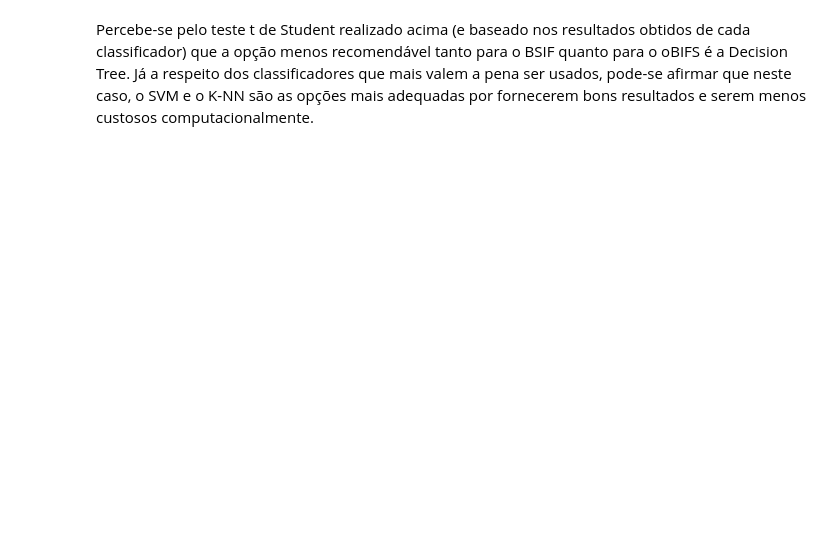
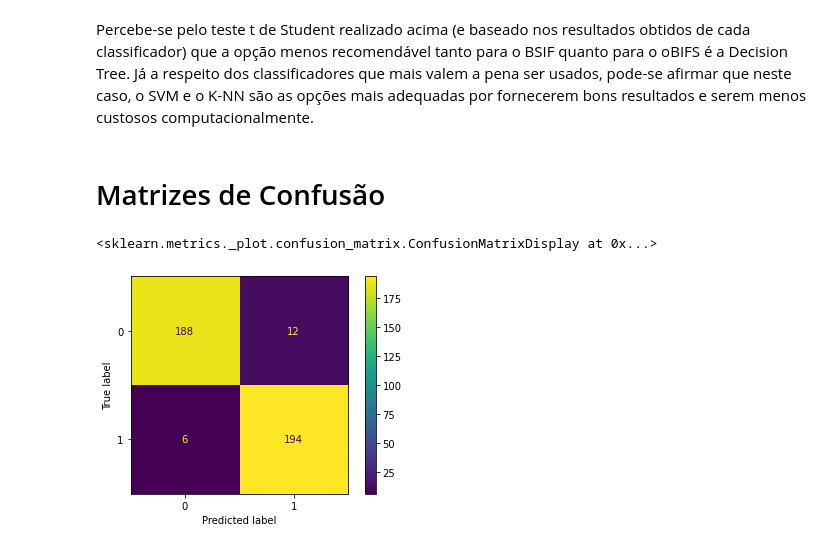
Before and after one commit to JessePires/Gender_Speech_Classification, a Jupyter notebook: gender_projetoFinalIA.ipynb, the cells around one changed output. Saved outputs shown, nothing was run; the diff lists cells and outputs as text; code cells hidden in the pictures; blank space fills up the shorter version.

Commit message:
:sparkles: Adicionando matrizes de confusão.

```diff
--- a/gender_projetoFinalIA.ipynb
+++ b/gender_projetoFinalIA.ipynb
@@ -126,7 +127,7 @@ array([[-0.22908933, -0.54746885, -0.03277022, ..., -1.48288186,
 # %% [markdown]
 # Utilizando o SVM para classificação oBIFS
 # %%
-svm_obifs = do_cv_svm(X_obifs_ss, y_obifs, 10, 5, params={'C' : [1, 10, 100, 1000], 'gamma' : ['auto', 'scale', 2e-2, 2e-3, 2e-4], 'kernel': ['rbf']}, n_jobs=-1)
+svm_obifs, confusion_matrix_list_svm_obifs = do_cv_svm(X_obifs_ss, y_obifs, 10, 5, params={'C' : [1, 10, 100, 1000], 'gamma' : ['auto', 'scale', 2e-2, 2e-3, 2e-4], 'kernel': ['rbf']}, n_jobs=-1)
 imprimir_estatisticas(svm_obifs)
 # %% [output]
 Resultados: 0.96 +- 0.03, min: 0.90, max: 1.00
@@ -291,2 +324,18 @@ oBIFs
 # %% [markdown]
 Percebe-se pelo teste t de Student realizado acima (e baseado nos resultados obtidos de cada classificador) que a opção menos recomendável tanto para o BSIF quanto para o oBIFS é a Decision Tree. Já a respeito dos classificadores que mais valem a pena ser usados, pode-se afirmar que neste caso, o SVM e o K-NN são as opções mais adequadas por fornecerem bons resultados e serem menos custosos computacionalmente.
+# %% [markdown]
+# Matrizes de Confusão
+# %%
+def sum_confusion_matrix(confusion_matrix_list):
+    confusion_matrix_result = np.zeros_like(confusion_matrix_list[0])
+
+    for i in confusion_matrix_list:
+        confusion_matrix_result += i
+
+    return confusion_matrix_result
+# %%
+display = ConfusionMatrixDisplay(confusion_matrix=sum_confusion_matrix(confusion_matrix_list_svm_obifs))
+display.plot()
+# %% [output]
+<sklearn.metrics._plot.confusion_matrix.ConfusionMatrixDisplay at 0x...>
+[figure, added]
```
Also changed, not shown: parts of 13 cells of this notebook, 1 other file.
